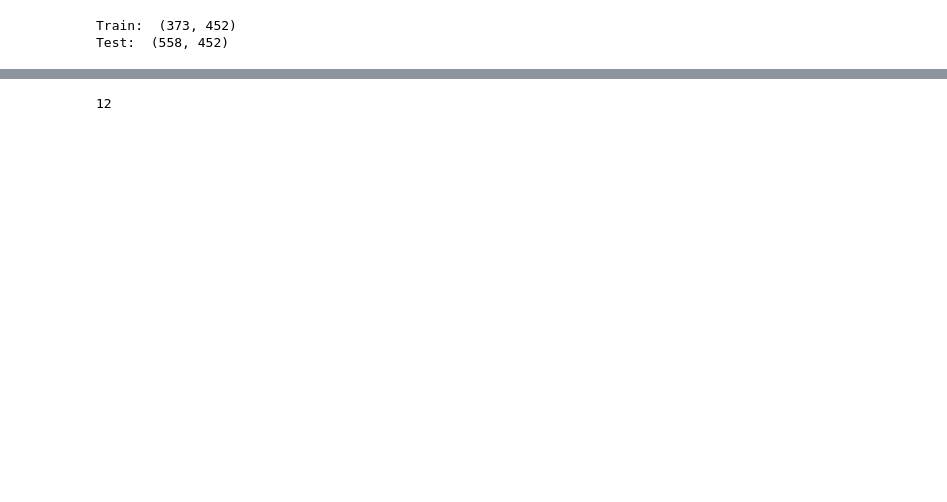
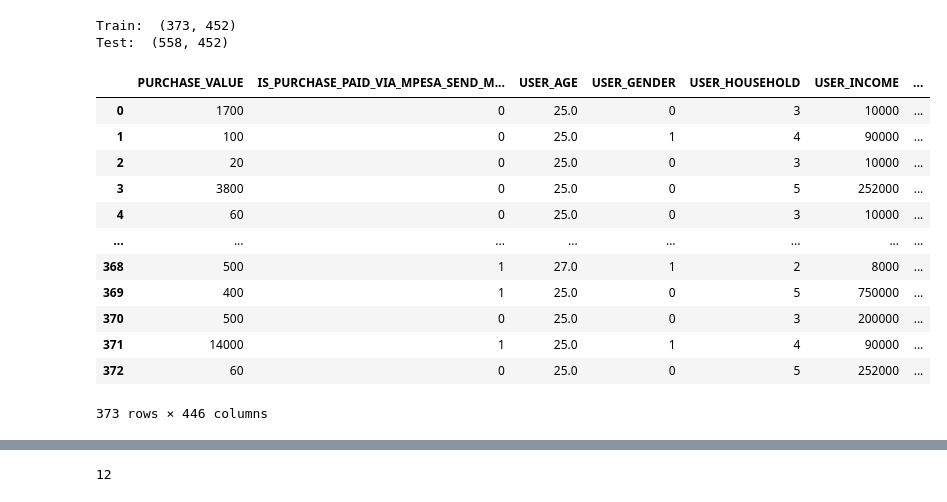
Before and after one commit to The-DigitalAcademy/Zweli-alvin_classification_challenge, a Jupyter notebook: purchase_analysis.ipynb, the cells around one changed output, grey strips where cells are left out. Cells and saved outputs as stored; diff of their text form; code cells hidden in the pictures; blank space fills up the shorter version.

```diff
--- a/purchase_analysis.ipynb
+++ b/purchase_analysis.ipynb
@@ -171,6 +194,22 @@ test['IS_PURCHASE_PAID_VIA_MPESA_SEND_MONEY'] = test['IS_PURCHASE_PAID_VIA_MPESA
 #Separate the features from the target in the training data
 X = train.drop(["MERCHANT_CATEGORIZED_AS"], axis=1)
 y = train["MERCHANT_CATEGORIZED_AS"]
+# %%
+X
+# %% [output]
+|  | PURCHASE_VALUE | IS_PURCHASE_PAID_VIA_MPESA_SEND_M... | USER_AGE | USER_GENDER | USER_HOUSEHOLD | USER_INCOME | ... |
+| 0 | 1700 | 0 | 25.0 | 0 | 3 | 10000 | ... |
+| 1 | 100 | 0 | 25.0 | 1 | 4 | 90000 | ... |
+| 2 | 20 | 0 | 25.0 | 0 | 3 | 10000 | ... |
+| 3 | 3800 | 0 | 25.0 | 0 | 5 | 252000 | ... |
+| 4 | 60 | 0 | 25.0 | 0 | 3 | 10000 | ... |
+| ... | ... | ... | ... | ... | ... | ... | ... |
+| 368 | 500 | 1 | 27.0 | 1 | 2 | 8000 | ... |
+| 369 | 400 | 1 | 25.0 | 0 | 5 | 750000 | ... |
+| 370 | 500 | 0 | 25.0 | 0 | 3 | 200000 | ... |
+| 371 | 14000 | 1 | 25.0 | 1 | 4 | 90000 | ... |
+| 372 | 60 | 0 | 25.0 | 0 | 5 | 252000 | ... |
+373 rows × 446 columns
 # %%
 from imblearn.over_sampling import SMOTE, ADASYN
 
```
Also changed, not shown: parts of 21 cells of this notebook, 2 other files.
